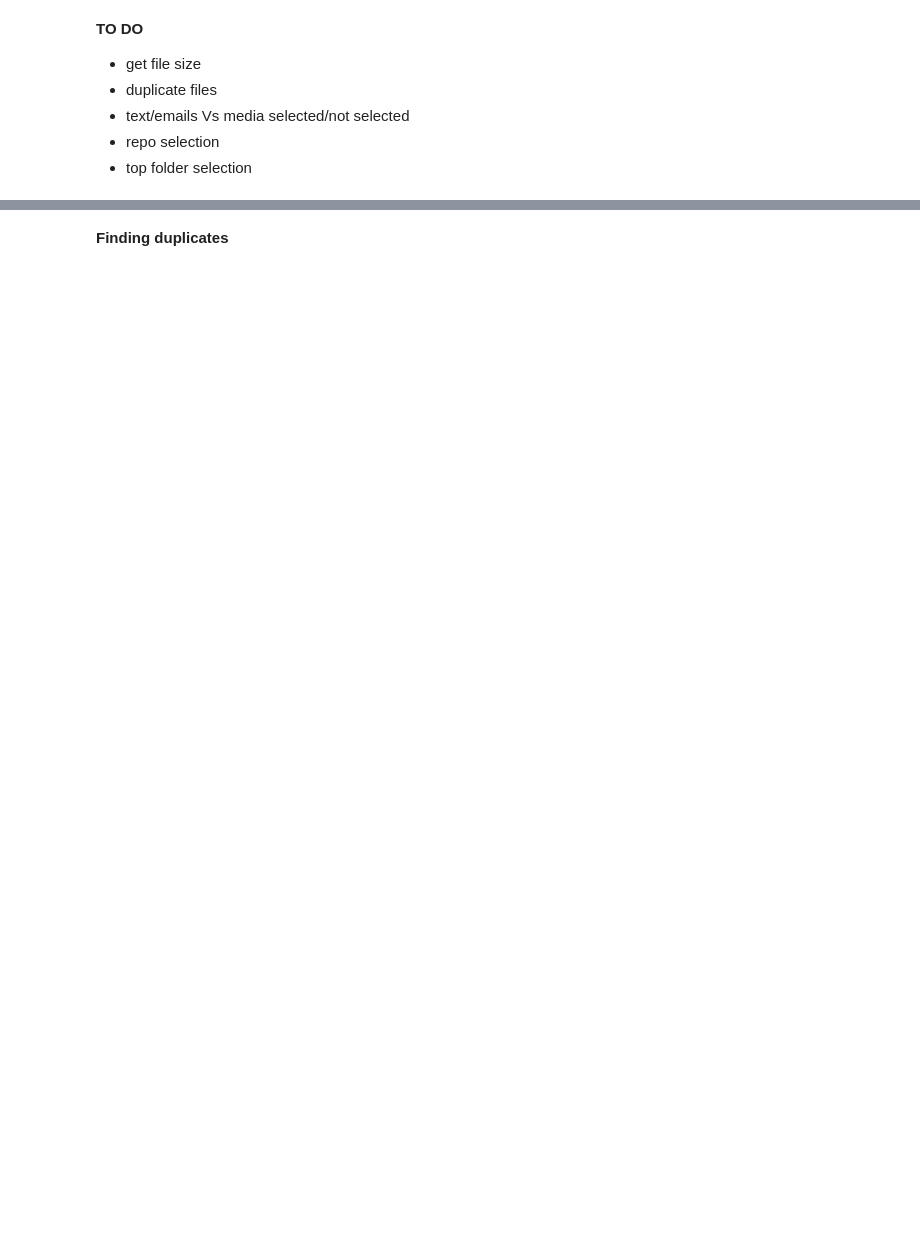
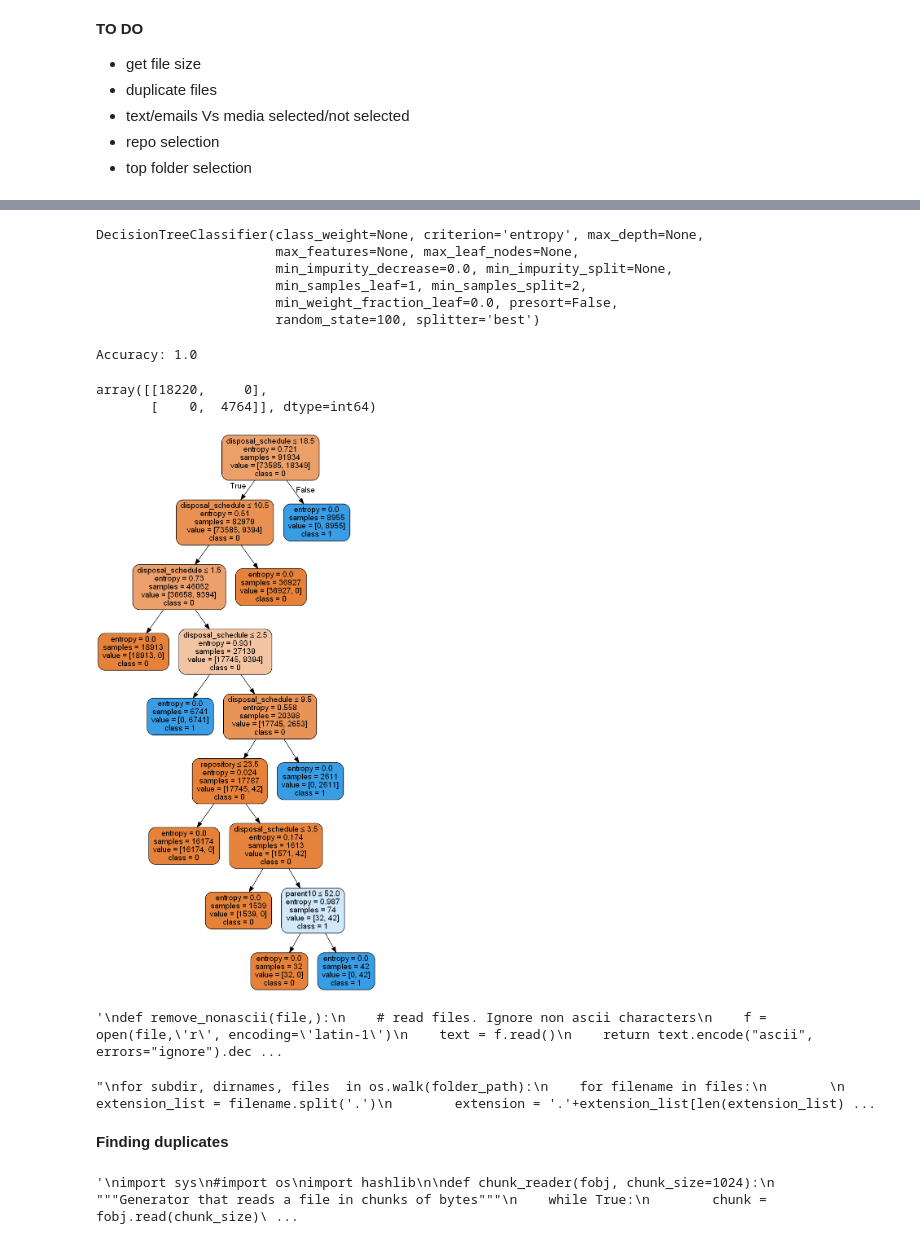
Before and after one commit to digital-preservation/AI_Benchmarking_tool, a Jupyter notebook: Extract physical features.ipynb, the cells around one changed output, grey strips where cells are left out. Cells and saved outputs as stored; diff of their text form; code cells hidden in the pictures; blank space fills up the shorter version.

Commit message:
Decision Tree Classifier
Strangely I got 100% accuracy :D :D

```diff
--- a/Extract physical features.ipynb
+++ b/Extract physical features.ipynb
@@ -470,0 +614,22 @@ text_df = pd.DataFrame(columns=('File_Name','File_size','Last_modified','','Sele
+# %%
+X['ret_schedule']  = X['ret_schedule'].astype(str)
+# %%
+from sklearn.preprocessing import LabelEncoder
+le = LabelEncoder()
+X = X.apply(le.fit_transform)
+# %%
+from sklearn.model_selection import train_test_split
+X_train, X_test,y_train, y_test = train_test_split(X,y,test_size=0.2, random_state=100)
+# %%
+#Fitting DT to the training set
+from sklearn.tree import DecisionTreeClassifier
+
+cls = DecisionTreeClassifier(criterion='entropy', random_state=100)
+cls.fit(X_train,y_train)
+# %% [output]
+DecisionTreeClassifier(class_weight=None, criterion='entropy', max_depth=None,
+                       max_features=None, max_leaf_nodes=None,
+                       min_impurity_decrease=0.0, min_impurity_split=None,
+                       min_samples_leaf=1, min_samples_split=2,
+                       min_weight_fraction_leaf=0.0, presort=False,
+                       random_state=100, splitter='best')
@@ -471,11 +638,45 @@ text_df = pd.DataFrame(columns=('File_Name','File_size','Last_modified','','Sele
+# %%
+from sklearn import metrics
+print("Accuracy:",metrics.accuracy_score(y_test, y_pred))
+# %% [output]
+Accuracy: 1.0
+# %%
+from sklearn.metrics import confusion_matrix
+cm = confusion_matrix(y_test, y_pred)
+cm
+# %% [output]
+array([[18220,     0],
+       [    0,  4764]], dtype=int64)
+# %%
+from sklearn.tree import export_graphviz
+from sklearn.externals.six import StringIO
+from IPython.display import Image
+import pydotplus
+
+feature_cols  = ['fileextension', 'disposal_schedule', 'repository','parent11','parent10', 'datelastmodified','ret_schedule','file_size']
+dot_data = StringIO()
+export_graphviz(cls, out_file=dot_data,
+                filled=True, rounded=True,
+                special_characters=True,feature_names = feature_cols,class_names=['0','1'])
+graph = pydotplus.graph_from_dot_data(dot_data.getvalue())
+graph.write_png('DT_.png')
+Image(graph.create_png())
+# %% [output]
+[figure, added]
 # %%
+'''
 def remove_nonascii(file,):
     # read files. Ignore non ascii characters
     f = open(file,'r', encoding='latin-1')
     text = f.read()
     return text.encode("ascii", errors="ignore").decode()
+
+
+'''
+# %% [output]
+'\ndef remove_nonascii(file,):\n    # read files. Ignore non ascii characters\n    f = open(file,\'r\', encoding=\'latin-1\')\n    text = f.read()\n    return text.encode("ascii", errors="ignore").dec ...
 # %%
-
+'''
 for subdir, dirnames, files  in os.walk(folder_path):
     for filename in files:
 
@@ -487,3 +688,7 @@ for subdir, dirnames, files  in os.walk(folder_path):
                 text = remove_nonascii(file)
                 print(summarize(text,word_count=20))
         except:
+
+'''
+# %% [output]
+"\nfor subdir, dirnames, files  in os.walk(folder_path):\n    for filename in files:\n        \n        extension_list = filename.split('.')\n        extension = '.'+extension_list[len(extension_list) ...
@@ -492,6 +695,7 @@ metadata_df = pd.DataFrame(columns = ('file_location','date','format','document_
 # %% [markdown]
 **Finding duplicates**
 # %%
+'''
 import sys
 #import os
 import hashlib
@@ -523,4 +727,6 @@ def check_for_duplicates(paths, hash=hashlib.sha1):
 if sys.argv[1:]:
     check_for_duplicates(sys.argv[1:])
 else:
-    print "Please pass the paths to check as parameters to the script"
+    print "Please pass the paths to check as parameters to the script"'''
+# %% [output]
+'\nimport sys\n#import os\nimport hashlib\n\ndef chunk_reader(fobj, chunk_size=1024):\n    """Generator that reads a file in chunks of bytes"""\n    while True:\n        chunk = fobj.read(chunk_size)\ ...
```
Also changed, not shown: parts of 30 cells of this notebook, 1 other file.
